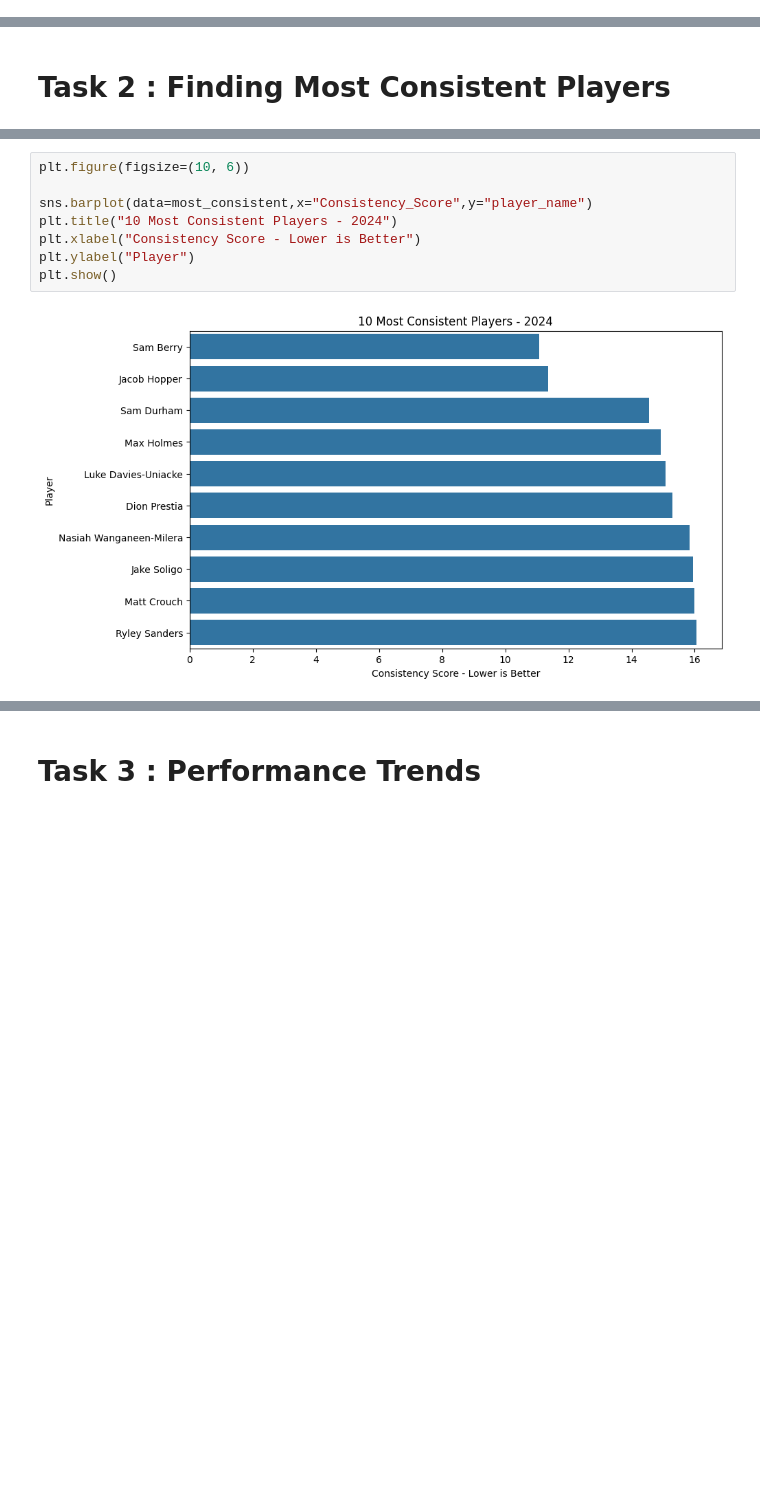
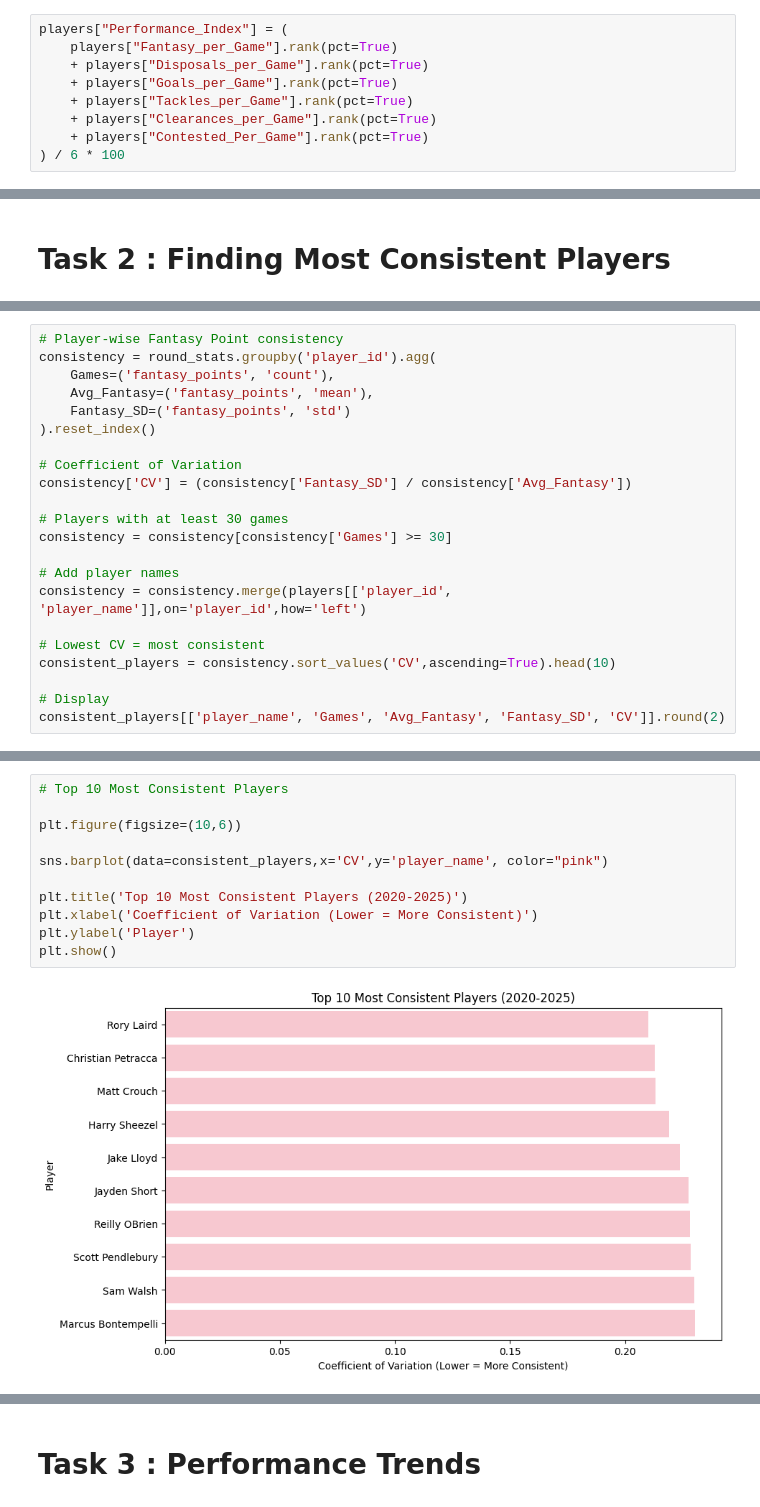
Before and after one commit to AqsaSaqib/Python_Practice, a Jupyter notebook: Week_2_Task/Day_4/Week2_Day_4_Task.ipynb, the cells around one changed output, grey strips where cells are left out. Drawn from its saved outputs; the diff is of its cells as text; blank space fills up the shorter version.

```diff
--- a/Week_2_Task/Day_4/Week2_Day_4_Task.ipynb
+++ b/Week_2_Task/Day_4/Week2_Day_4_Task.ipynb
@@ -324,0 +290,9 @@ top_10_players[[
+# %%
+players["Performance_Index"] = (
+    players["Fantasy_per_Game"].rank(pct=True)
+    + players["Disposals_per_Game"].rank(pct=True)
+    + players["Goals_per_Game"].rank(pct=True)
+    + players["Tackles_per_Game"].rank(pct=True)
+    + players["Clearances_per_Game"].rank(pct=True)
+    + players["Contested_Per_Game"].rank(pct=True)
+) / 6 * 100
@@ -373,0 +339,22 @@ most_consistent.round(2)
+# %%
+# Player-wise Fantasy Point consistency
+consistency = round_stats.groupby('player_id').agg(
+    Games=('fantasy_points', 'count'),
+    Avg_Fantasy=('fantasy_points', 'mean'),
+    Fantasy_SD=('fantasy_points', 'std')
+).reset_index()
+
+# Coefficient of Variation
+consistency['CV'] = (consistency['Fantasy_SD'] / consistency['Avg_Fantasy'])
+
+# Players with at least 30 games
+consistency = consistency[consistency['Games'] >= 30]
+
+# Add player names
+consistency = consistency.merge(players[['player_id', 'player_name']],on='player_id',how='left')
+
+# Lowest CV = most consistent
+consistent_players = consistency.sort_values('CV',ascending=True).head(10)
+
+# Display
+consistent_players[['player_name', 'Games', 'Avg_Fantasy', 'Fantasy_SD', 'CV']].round(2)
@@ -376,10 +375,13 @@ most_consistent.round(2)
 # %%
-plt.figure(figsize=(10, 6))
+# Top 10 Most Consistent Players
 
-sns.barplot(data=most_consistent,x="Consistency_Score",y="player_name")
-plt.title("10 Most Consistent Players - 2024")
-plt.xlabel("Consistency Score - Lower is Better")
-plt.ylabel("Player")
+plt.figure(figsize=(10,6))
+
+sns.barplot(data=consistent_players,x='CV',y='player_name', color="pink")
+
+plt.title('Top 10 Most Consistent Players (2020-2025)')
+plt.xlabel('Coefficient of Variation (Lower = More Consistent)')
+plt.ylabel('Player')
 plt.show()
 # %% [output]
-[figure, old version]
+[figure, new version]
```
Also changed, not shown: parts of 54 cells of this notebook, 3 other files.
